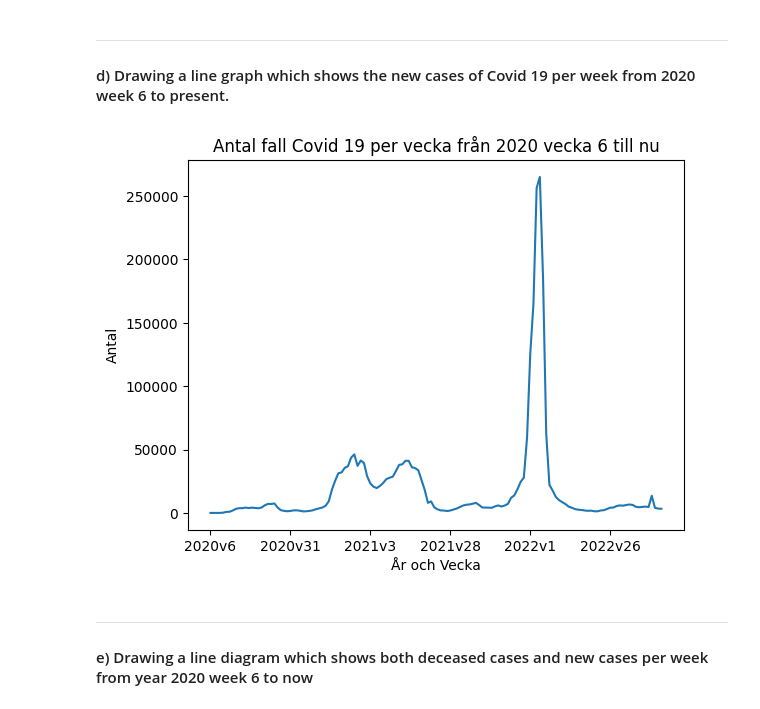
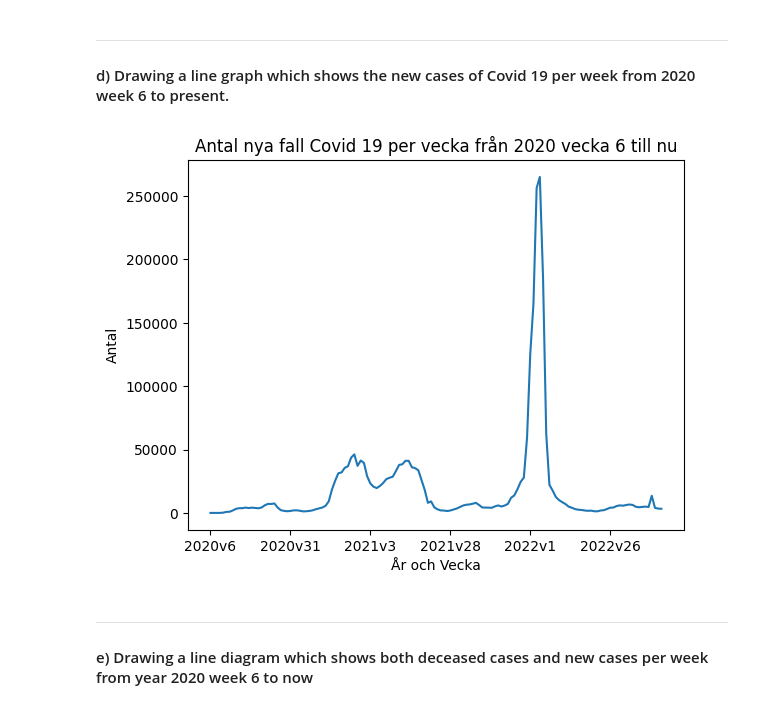
Before and after one commit to SCGlass/Data-Processing-Sam-Glass, a Jupyter notebook: Lab_Covid/Lab_exercise_1.ipynb, the cells around one changed output. Drawn from its saved outputs; the diff is of its cells as text; code cells hidden in the pictures.

Commit message:
fixing graph

```diff
--- a/Lab_Covid/Lab_exercise_1.ipynb
+++ b/Lab_Covid/Lab_exercise_1.ipynb
@@ -120,13 +120,13 @@ avlinda.write_html("Visualiseringar/Avlinda_vecka.html") # saving the plot as an
 # %%
 # seaborn plot
 ax = plt.axes()
 
 sns.lineplot(x = "Vecka", y = "Antal_fall_vecka", data=df_covid_week_sweden)
 ax.xaxis.set_major_locator(plt.MaxNLocator(7))
-ax.set(title= "Antal fall Covid 19 per vecka från 2020 vecka 6 till nu", xlabel="År och Vecka", ylabel= "Antal")
-plt.savefig("Visualiseringar/Antal_fall_covid_per_vecka")
+ax.set(title= "Antal nya fall Covid 19 per vecka från 2020 vecka 6 till nu", xlabel="År och Vecka", ylabel= "Antal")
+plt.savefig("Visualiseringar/Exercise_1d/Antal_fall_covid_per_vecka")
 # %% [output]
-[figure, old version]
+[figure, new version]
 # %%
 # plotly express
 fall = px.line(
```
Also changed, not shown: parts of 3 cells of this notebook, 17 other files.
